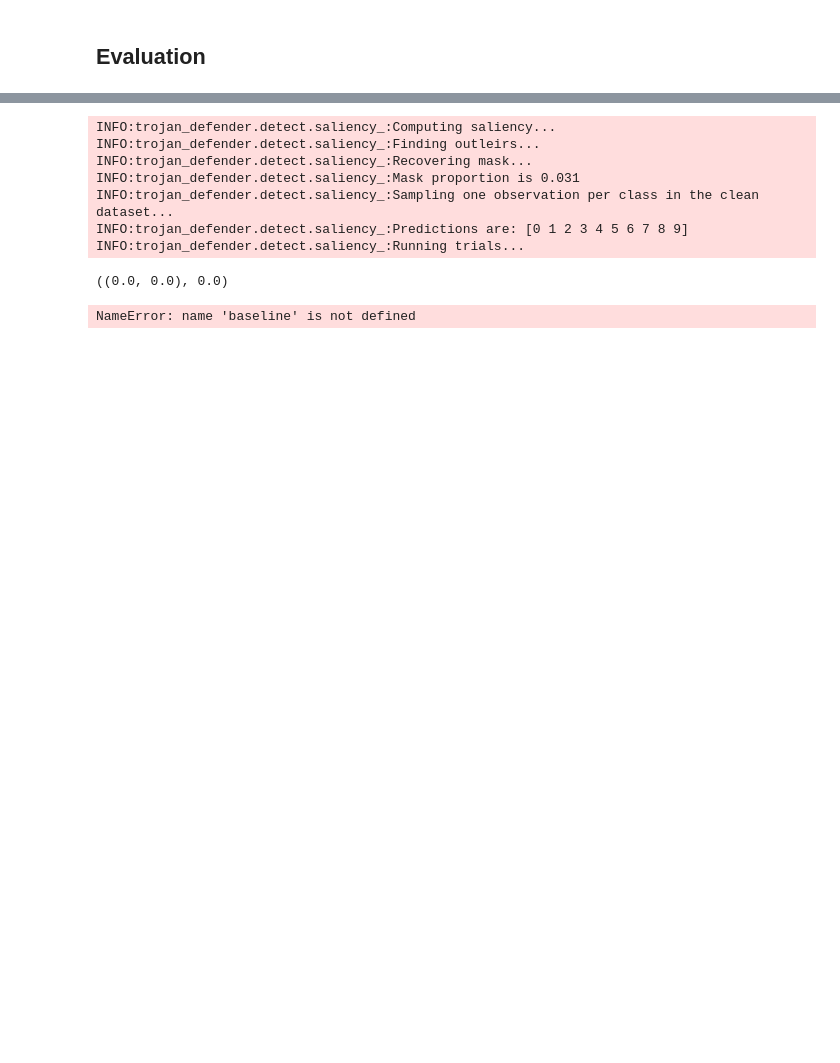
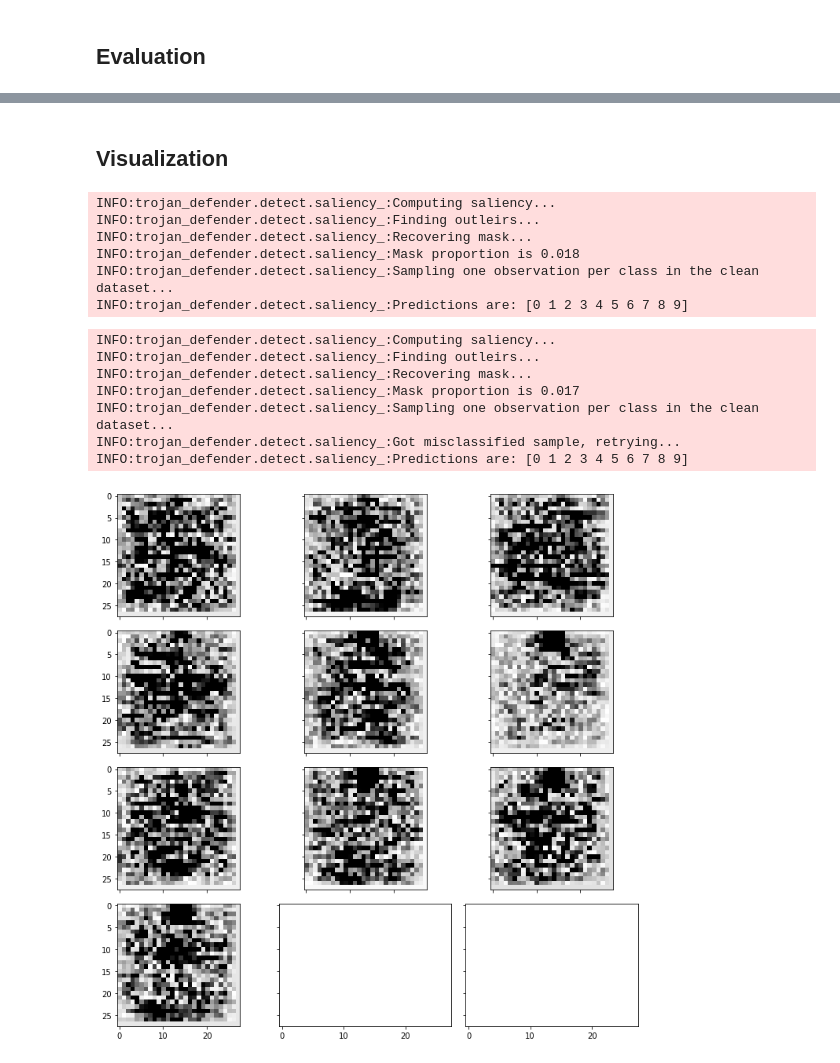
Before and after one commit to edublancas/trojan-defender, a Jupyter notebook: experiments/full-pipeline.ipynb, the cells around one changed output, grey strips where cells are left out. Cells and saved outputs as stored; diff of their text form; code cells hidden in the pictures; blank space fills up the shorter version.

```diff
--- a/experiments/full-pipeline.ipynb
+++ b/experiments/full-pipeline.ipynb
@@ -138,19 +156,29 @@ NameError: name 'baseline' is not defined
+# %% [markdown]
+## Visualization
 # %%
-(sms_model, outs, recovered, sample, test, flips,
- mode_changes, mask_prop) = saliency.detect(model, clean, random_trials=100)
-flips, mode_changes
+(sms, outs, recovered,
+ sample, res,
+ mask_prop) = saliency.detect(model, clean, random_trials=100)
 # %% [output]
 INFO:trojan_defender.detect.saliency_:Computing saliency...
 INFO:trojan_defender.detect.saliency_:Finding outleirs...
 INFO:trojan_defender.detect.saliency_:Recovering mask...
-INFO:trojan_defender.detect.saliency_:Mask proportion is 0.031
+INFO:trojan_defender.detect.saliency_:Mask proportion is 0.018
 INFO:trojan_defender.detect.saliency_:Sampling one observation per class in the clean dataset...
 INFO:trojan_defender.detect.saliency_:Predictions are: [0 1 2 3 4 5 6 7 8 9]
-INFO:trojan_defender.detect.saliency_:Running trials...
-((0.0, 0.0), 0.0)
 # %%
-(sms_model, outs, recovered, sample, test, flips,
- mode_changes, mask_prop) = saliency.detect(baseline, clean, random_trials=100)
-flips, mode_changes
+(sms_base, outs_base, recovered_base,
+ sample_base, res_base,
+ mask_prop_base) = saliency.detect(baseline, clean, random_trials=100)
 # %% [output]
-NameError: name 'baseline' is not defined
+INFO:trojan_defender.detect.saliency_:Computing saliency...
+INFO:trojan_defender.detect.saliency_:Finding outleirs...
+INFO:trojan_defender.detect.saliency_:Recovering mask...
+INFO:trojan_defender.detect.saliency_:Mask proportion is 0.017
+INFO:trojan_defender.detect.saliency_:Sampling one observation per class in the clean dataset...
+INFO:trojan_defender.detect.saliency_:Got misclassified sample, retrying...
+INFO:trojan_defender.detect.saliency_:Predictions are: [0 1 2 3 4 5 6 7 8 9]
+# %%
+plot.grid(sms)
+# %% [output]
+[figure, added]
```
Also changed, not shown: parts of 16 cells of this notebook.
